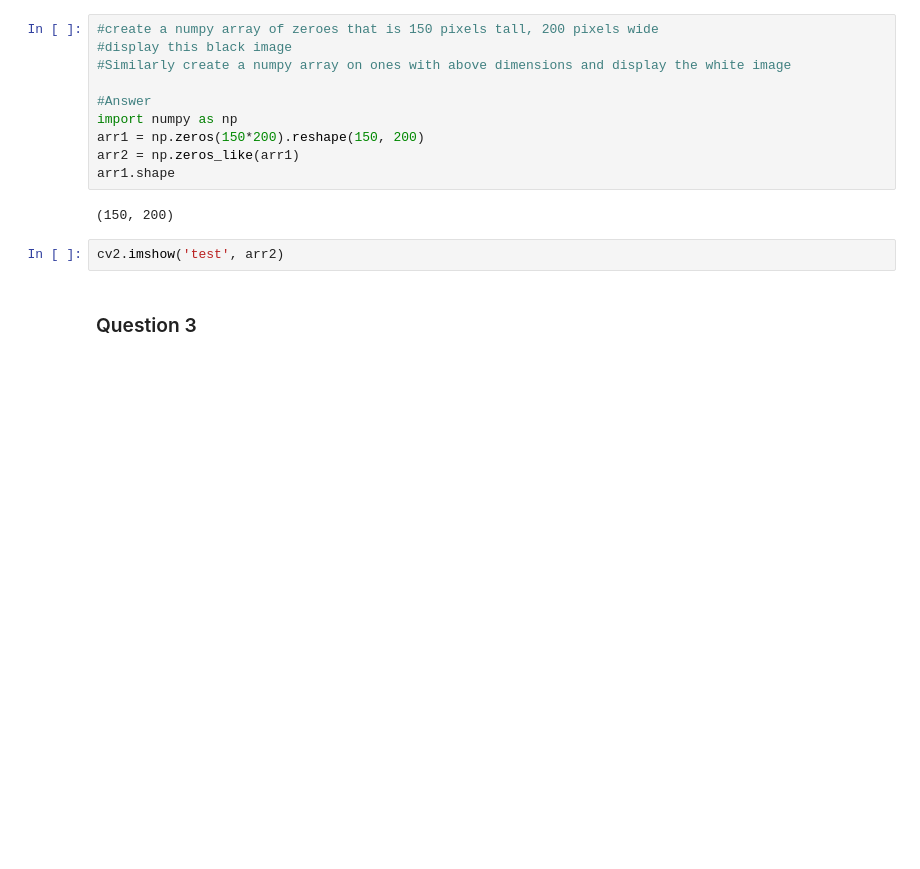
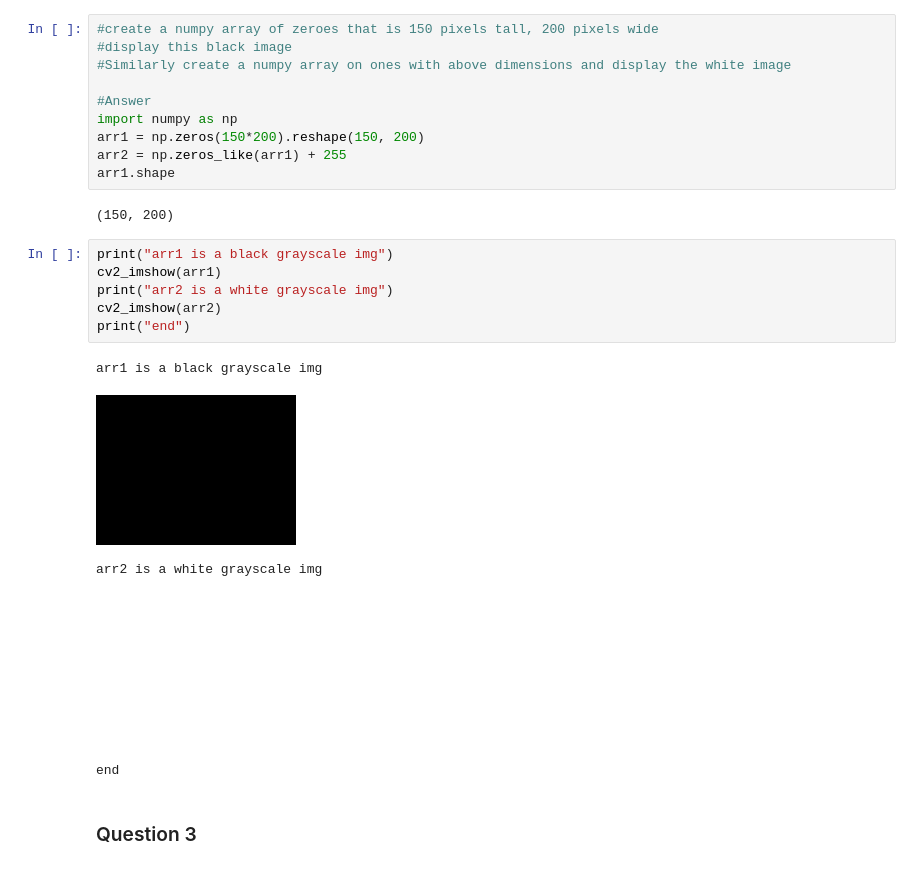
Before and after one commit to franciszero/AIDI-course, a Jupyter notebook: AIDI all solutions/AIDI 1007 Computer Vision/assign1/OpenCV_Exercise.ipynb, the cells around one changed output. Saved outputs shown, nothing was run; the diff lists cells and outputs as text; blank space fills up the shorter version.

```diff
--- a/AIDI all solutions/AIDI 1007 Computer Vision/assign1/OpenCV_Exercise.ipynb
+++ b/AIDI all solutions/AIDI 1007 Computer Vision/assign1/OpenCV_Exercise.ipynb
@@ -37,12 +50,22 @@ img_grayscale.shape, img_color.shape
 #Answer
 import numpy as np
 arr1 = np.zeros(150*200).reshape(150, 200)
-arr2 = np.zeros_like(arr1)
+arr2 = np.zeros_like(arr1) + 255
 arr1.shape
 # %% [output]
 (150, 200)
-# %%
-cv2.imshow('test', arr2)
+# %%
+print("arr1 is a black grayscale img")
+cv2_imshow(arr1)
+print("arr2 is a white grayscale img")
+cv2_imshow(arr2)
+print("end")
+# %% [output]
+arr1 is a black grayscale img
+[figure, added]
+arr2 is a white grayscale img
+[figure, added]
+end
 # %% [markdown]
 ### Question 3
 # %%
```
Also changed, not shown: parts of 25 cells of this notebook, 1 other file.
